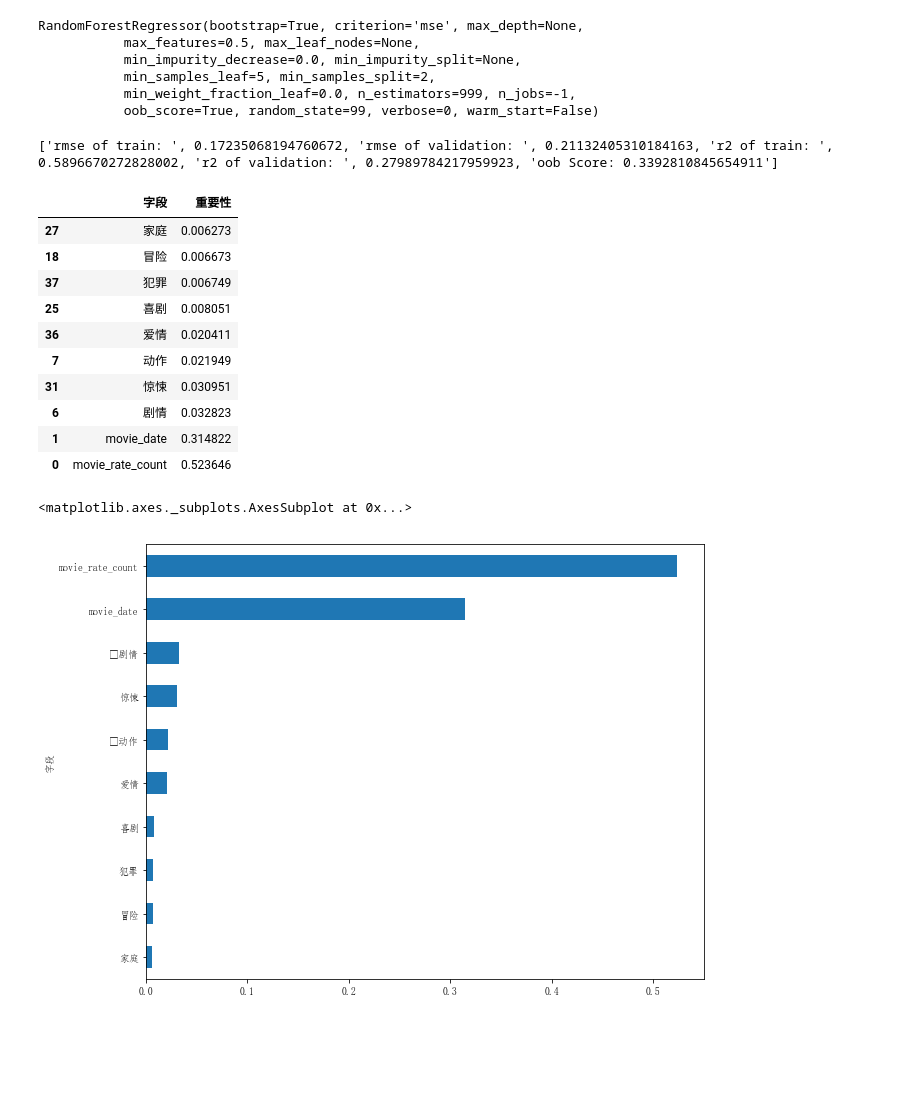
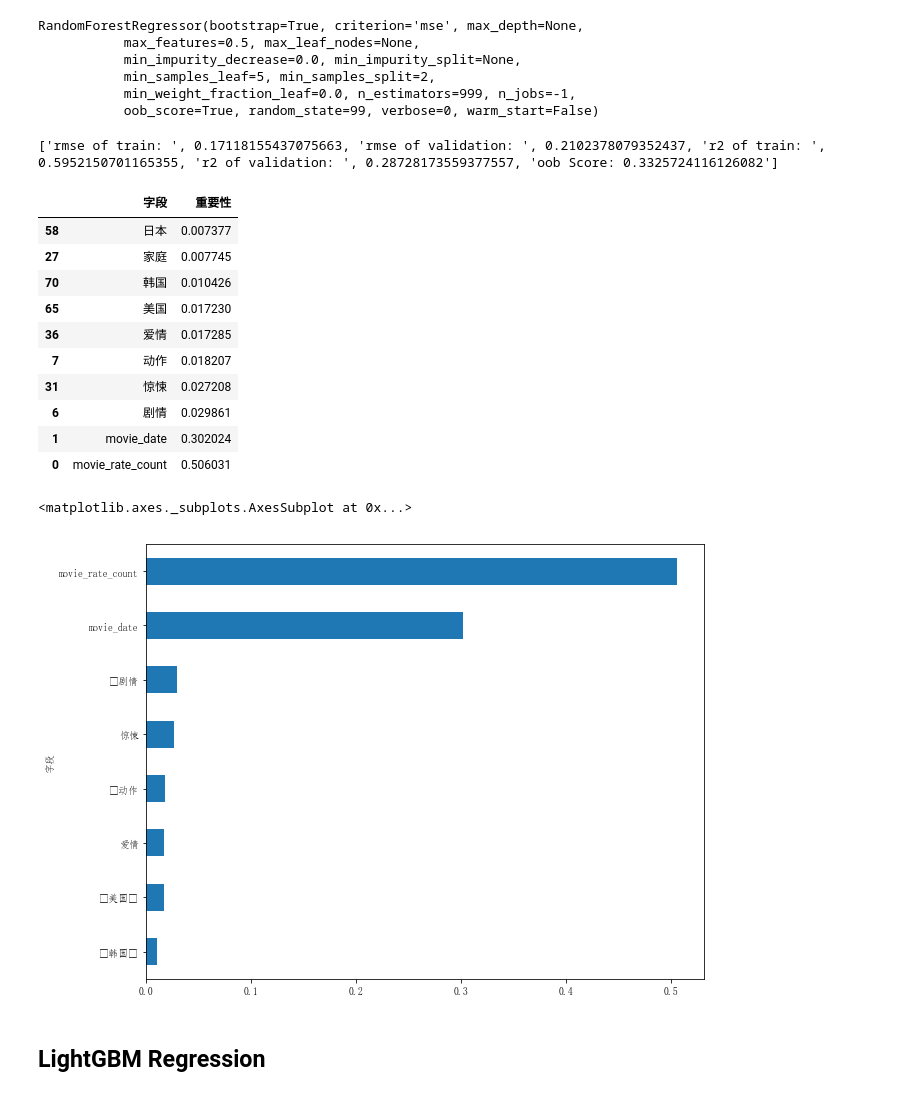
Before and after one commit to OracyC/douban_moive_data_analysis, a Jupyter notebook: analysis.ipynb, the cells around one changed output. Saved outputs shown, nothing was run; the diff lists cells and outputs as text; code cells hidden in the pictures; blank space fills up the shorter version.

```diff
--- a/analysis.ipynb
+++ b/analysis.ipynb
@@ -267,6 +267,9 @@ train = data[new_features]
 # %%
 dummies1 = data['movie_type'].str.get_dummies(sep=' ')
 train = pd.concat([train, dummies1], axis=1)
+# %%
+dummies2 = data['movie_language'].str.get_dummies(sep=' ')
+train = pd.concat([train, dummies2], axis=1)
 # %%
 from sklearn.model_selection  import train_test_split
 
@@ -324,24 +327,26 @@ RandomForestRegressor(bootstrap=True, criterion='mse', max_depth=None,
 # %%
 print_score(rf)
 # %% [output]
-['rmse of train: ', 0.17235068194760672, 'rmse of validation: ', 0.21132405310184163, 'r2 of train: ', 0.5896670272828002, 'r2 of validation: ', 0.27989784217959923, 'oob Score: 0.3392810845654911']
+['rmse of train: ', 0.17118155437075663, 'rmse of validation: ', 0.2102378079352437, 'r2 of train: ', 0.5952150701165355, 'r2 of validation: ', 0.28728173559377557, 'oob Score: 0.3325724116126082']
 # %%
 fi = feature_importance(rf, X_train)
 fi[-10:]
 # %% [output]
 |  | 字段 | 重要性 |
-| 27 | 家庭 | 0.006273 |
-| 18 | 冒险 | 0.006673 |
-| 37 | 犯罪 | 0.006749 |
-| 25 | 喜剧 | 0.008051 |
-| 36 | 爱情 | 0.020411 |
-| 7 | 动作 | 0.021949 |
-| 31 | 惊悚 | 0.030951 |
-| 6 | 剧情 | 0.032823 |
-| 1 | movie_date | 0.314822 |
-| 0 | movie_rate_count | 0.523646 |
+| 58 | 日本 | 0.007377 |
+| 27 | 家庭 | 0.007745 |
+| 70 | 韩国 | 0.010426 |
+| 65 | 美国 | 0.017230 |
+| 36 | 爱情 | 0.017285 |
+| 7 | 动作 | 0.018207 |
+| 31 | 惊悚 | 0.027208 |
+| 6 | 剧情 | 0.029861 |
+| 1 | movie_date | 0.302024 |
+| 0 | movie_rate_count | 0.506031 |
 # %%
-plot_fi(fi[-10:])
+plot_fi(fi[-8:])
 # %% [output]
 <matplotlib.axes._subplots.AxesSubplot at 0x...>
-[figure, old version]
+[figure, new version]
+# %% [markdown]
+## LightGBM Regression
```
Also changed, not shown: parts of 12 cells of this notebook, 3 other files.
